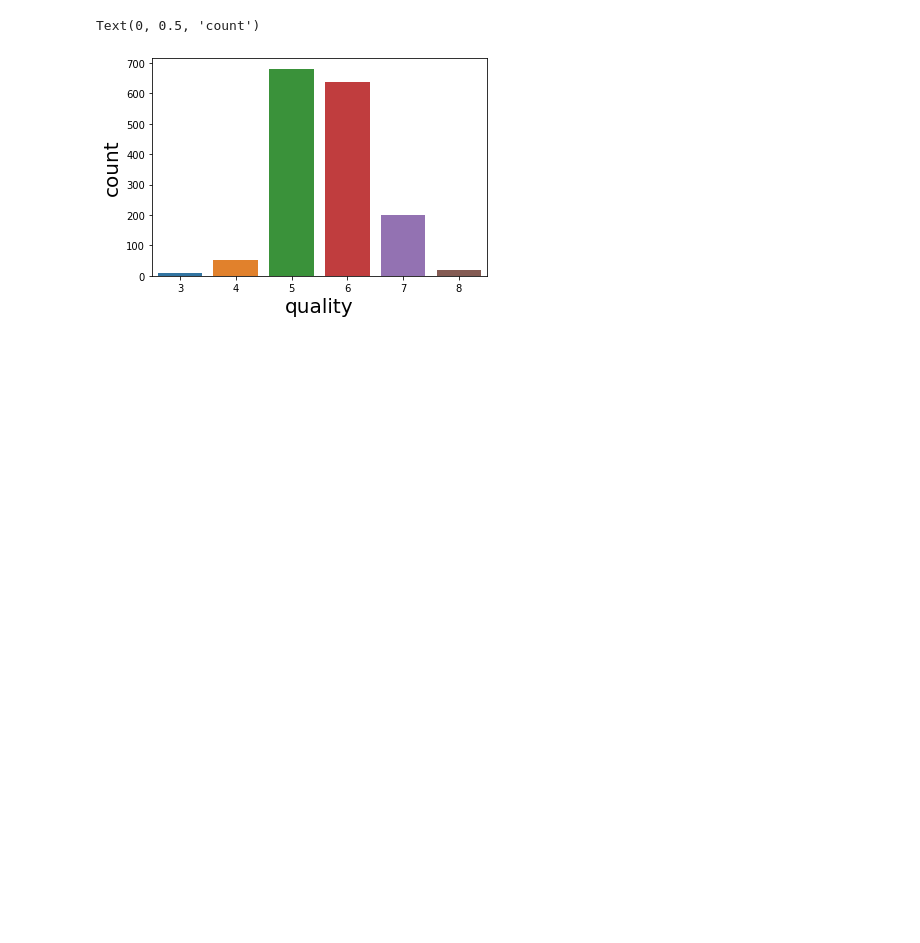
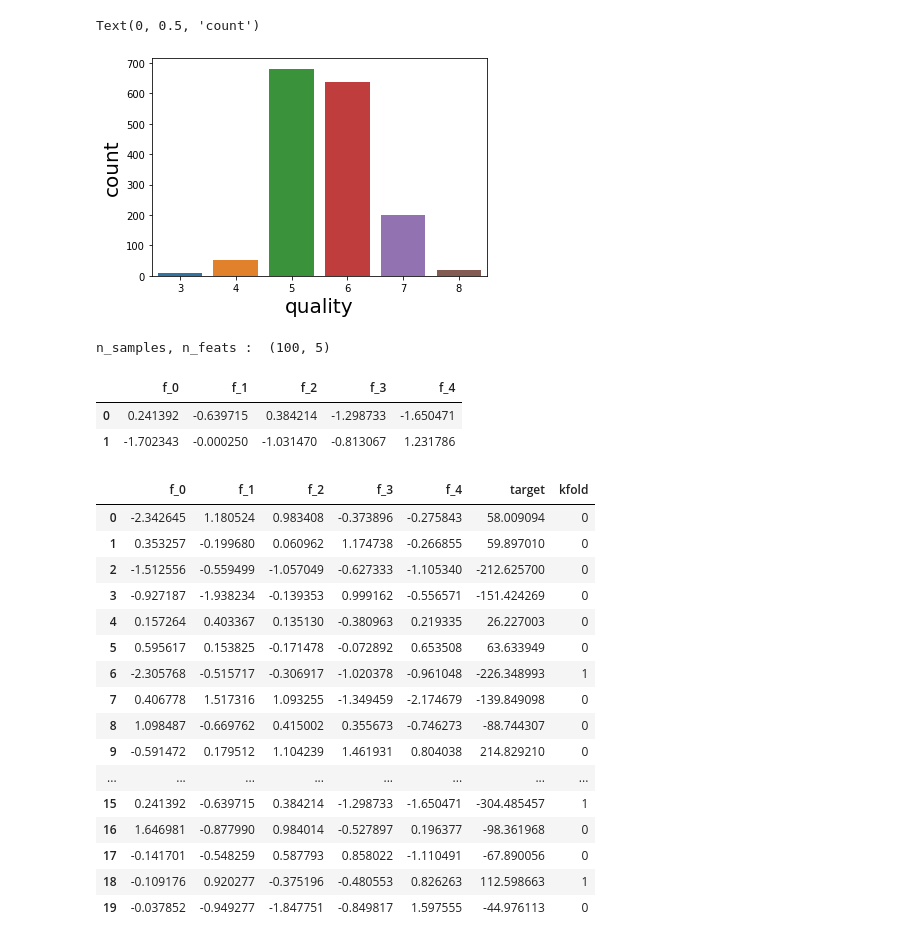
Before and after one commit to jsdysw/approaching_almost_any_mlp, a Jupyter notebook: cross_validation.ipynb, the cells around one changed output. Drawn from its saved outputs; the diff is of its cells as text; code cells hidden in the pictures; blank space fills up the shorter version.

Commit message:
add stratified k fold cross validation example

```diff
--- a/cross_validation.ipynb
+++ b/cross_validation.ipynb
@@ -116,3 +105,61 @@ b.set_ylabel('count', fontsize=20)
 # %% [output]
 Text(0, 0.5, 'count')
 [figure]
+# %%
+def create_folds(data):
+  data['kfold'] = -1
+
+  data = data.sample(frac=1).reset_index(drop=True)
+  num_bins = int(np.floor(1 + np.log2(len(data))))
+
+  data.loc[:, 'bins'] = pd.cut(
+      data['target'], bins=num_bins, labels=False
+  )
+
+  kf = model_selection.StratifiedKFold(n_splits=5)
+
+  for f, (trn_, val_) in enumerate(kf.split(X=data, y=data['bins'])):
+    data.loc[val_, 'kfold'] = f
+
+  data = data.drop('bins', axis=1)
+  return data
+
+if __name__ == '__main__':
+  # Generate a random regression problem.
+  X, y = datasets.make_regression(
+      n_samples=100, n_features=5, n_targets=1
+  )
+
+  print('n_samples, n_feats : ', X.shape)
+
+  df = pd.DataFrame(
+      X,
+      columns=[f"f_{i}" for i in range(X.shape[1])]
+  )
+
+  display(df.head(2))
+  df.loc[:, 'target'] = y
+  df= create_folds(df)
+  display(df.head(20))
+# %% [output]
+n_samples, n_feats :  (100, 5)
+|  | f_0 | f_1 | f_2 | f_3 | f_4 |
+| 0 | 0.241392 | -0.639715 | 0.384214 | -1.298733 | -1.650471 |
+| 1 | -1.702343 | -0.000250 | -1.031470 | -0.813067 | 1.231786 |
+|  | f_0 | f_1 | f_2 | f_3 | f_4 | target | kfold |
+| 0 | -2.342645 | 1.180524 | 0.983408 | -0.373896 | -0.275843 | 58.009094 | 0 |
+| 1 | 0.353257 | -0.199680 | 0.060962 | 1.174738 | -0.266855 | 59.897010 | 0 |
+| 2 | -1.512556 | -0.559499 | -1.057049 | -0.627333 | -1.105340 | -212.625700 | 0 |
+| 3 | -0.927187 | -1.938234 | -0.139353 | 0.999162 | -0.556571 | -151.424269 | 0 |
+| 4 | 0.157264 | 0.403367 | 0.135130 | -0.380963 | 0.219335 | 26.227003 | 0 |
+| 5 | 0.595617 | 0.153825 | -0.171478 | -0.072892 | 0.653508 | 63.633949 | 0 |
+| 6 | -2.305768 | -0.515717 | -0.306917 | -1.020378 | -0.961048 | -226.348993 | 1 |
+| 7 | 0.406778 | 1.517316 | 1.093255 | -1.349459 | -2.174679 | -139.849098 | 0 |
+| 8 | 1.098487 | -0.669762 | 0.415002 | 0.355673 | -0.746273 | -88.744307 | 0 |
+| 9 | -0.591472 | 0.179512 | 1.104239 | 1.461931 | 0.804038 | 214.829210 | 0 |
+| ... | ... | ... | ... | ... | ... | ... | ... |
+| 15 | 0.241392 | -0.639715 | 0.384214 | -1.298733 | -1.650471 | -304.485457 | 1 |
+| 16 | 1.646981 | -0.877990 | 0.984014 | -0.527897 | 0.196377 | -98.361968 | 0 |
+| 17 | -0.141701 | -0.548259 | 0.587793 | 0.858022 | -1.110491 | -67.890056 | 0 |
+| 18 | -0.109176 | 0.920277 | -0.375196 | -0.480553 | 0.826263 | 112.598663 | 1 |
+| 19 | -0.037852 | -0.949277 | -1.847751 | -0.849817 | 1.597555 | -44.976113 | 0 |
```
Also changed, not shown: parts of 1 cell of this notebook.
